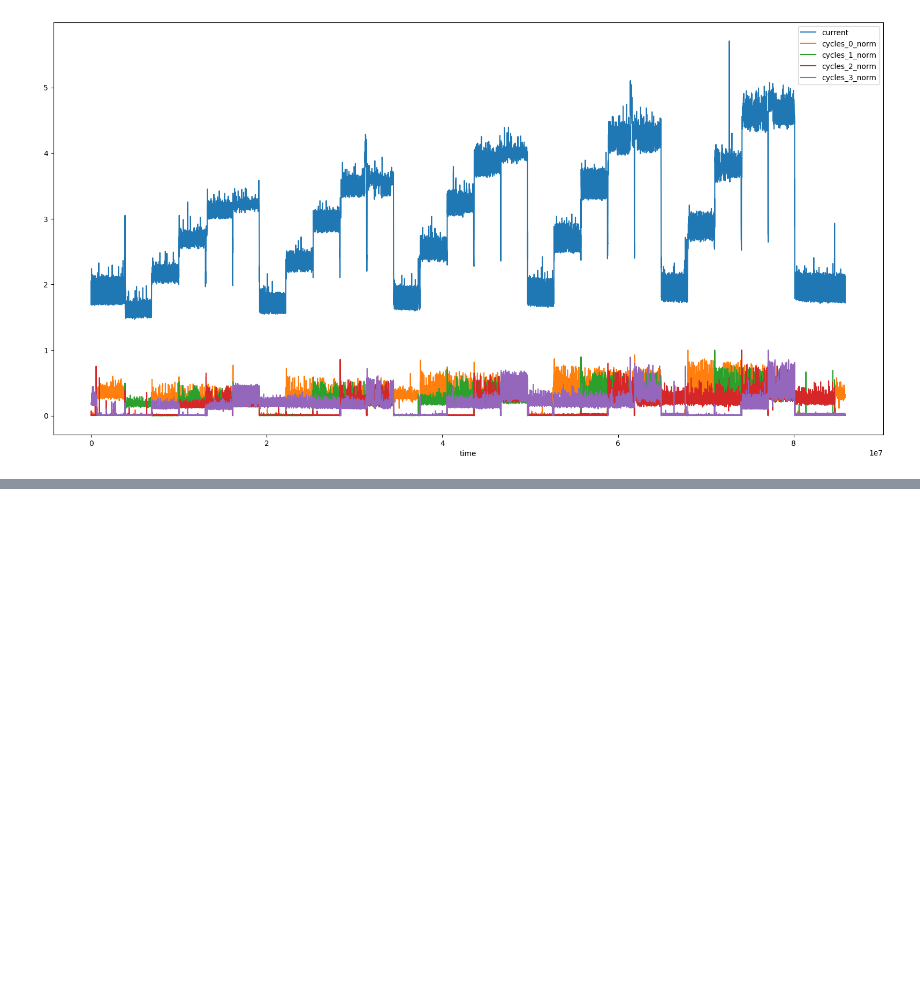
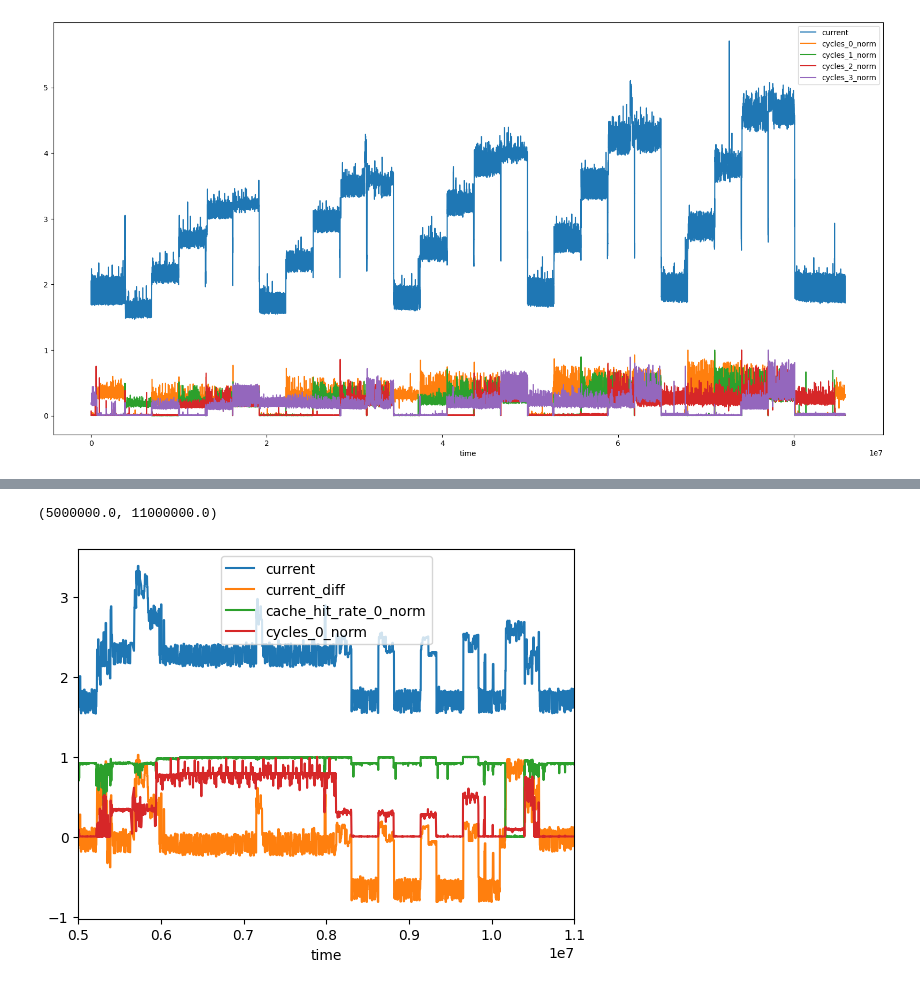
Before and after one commit to radshield/raspi-sel, a Jupyter notebook: analysis/perf_numa.ipynb, the cells around one changed output, grey strips where cells are left out. Saved outputs shown, nothing was run; the diff lists cells and outputs as text; code cells hidden in the pictures; blank space fills up the shorter version.

```diff
--- a/analysis/perf_numa.ipynb
+++ b/analysis/perf_numa.ipynb
@@ -264,0 +292,6 @@ feature_imps
+# %%
+ax = mem_df.plot(x='time', y=['current', 'current_diff', 'cache_hit_rate_0_norm', 'cycles_0_norm'])
+ax.set_xlim(5000000, 11000000)
+# %% [output]
+(5000000.0, 11000000.0)
+[figure, added]
```
Also changed, not shown: parts of 8 cells of this notebook, 3 other files.
